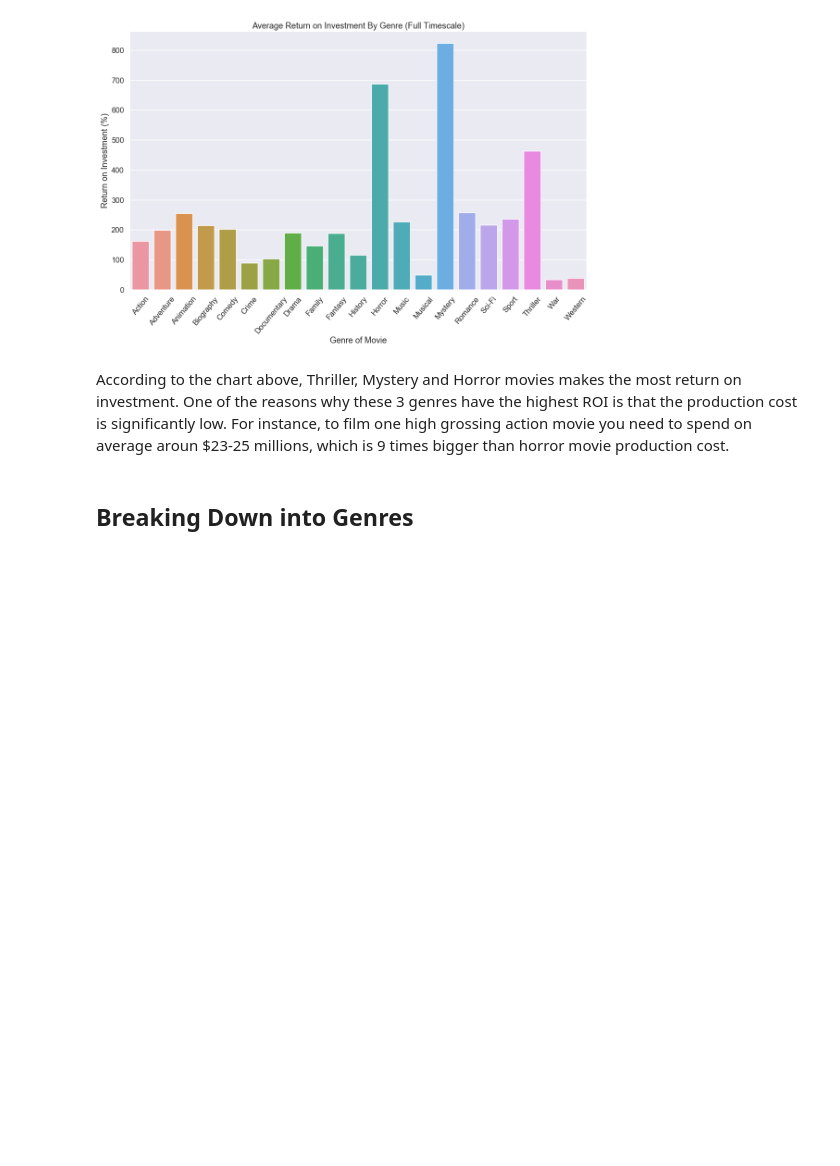
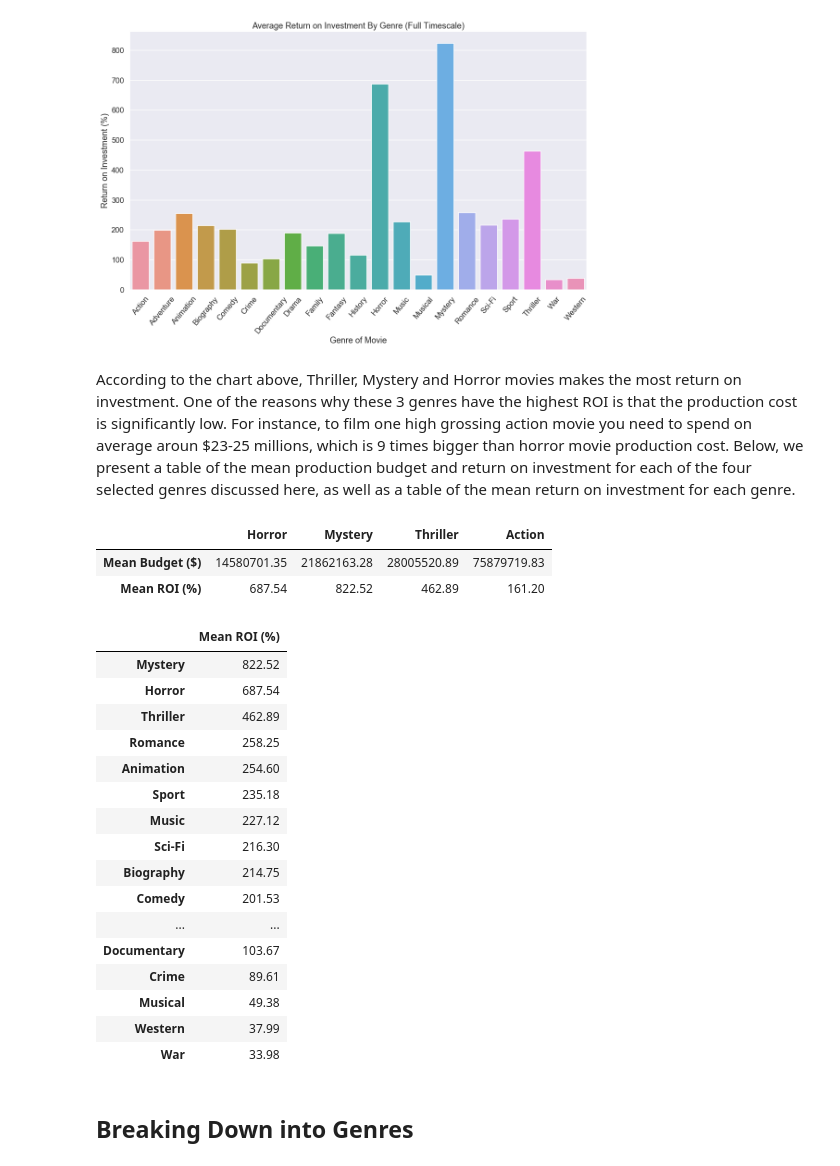
Before and after one commit to bbjornstad-flatiron/flatiron-mod1-project, a Jupyter notebook: visualizations-and-conclusions.ipynb, the cells around one changed output. Saved outputs shown, nothing was run; the diff lists cells and outputs as text; code cells hidden in the pictures; blank space fills up the shorter version.

```diff
--- a/Non-technical.ipynb
+++ b/visualizations-and-conclusions.ipynb
@@ -25,6 +36,55 @@ Image('plots/Average_ROI_by_Genre.png',width=500,height=500, embed=True)
 # %% [output]
 [figure]
 # %% [markdown]
-According to the chart above, Thriller, Mystery and Horror movies makes the most return on investment. One of the reasons why these 3 genres have the highest ROI is that the production cost is significantly low. For instance, to film one high grossing action movie you need to spend on average aroun $23-25 millions, which is 9 times bigger than horror movie production cost.
+According to the chart above, Thriller, Mystery and Horror movies makes the most return on investment. One of the reasons why these 3 genres have the highest ROI is that the production cost is significantly low. For instance, to film one high grossing action movie you need to spend on average aroun $23-25 millions, which is 9 times bigger than horror movie production cost. Below, we present a table of the mean production budget and return on investment for each of the four selected genres discussed here, as well as a table of the mean return on investment for each genre.
+# %%
+pd.options.display.float_format = '{:.2f}'.format
+
+final_data = pd.read_pickle('analyzed_data/final_data_with_genres.pkl')
+horror = final_data[final_data.Horror == 1]
+mystery = final_data[final_data.Mystery == 1]
+thriller = final_data[final_data.Thriller == 1]
+action = final_data[final_data.Action == 1]
+
+horror_df = horror.describe().loc['mean', ['production_budget', 'ROI']]
+mystery_df = mystery.describe().loc['mean', ['production_budget', 'ROI']]
+thriller_df = thriller.describe().loc['mean', ['production_budget', 'ROI']]
+action_df = action.describe().loc['mean', ['production_budget', 'ROI']]
+
+summary_df = pd.DataFrame(asarray([
+        horror_df.values,
+        mystery_df.values,
+        thriller_df.values,
+        action_df.values]).T,
+    index = ['Mean Budget ($)', 'Mean ROI (%)'],
+    columns = ['Horror', 'Mystery', 'Thriller', 'Action'])
+
+summary_df
+# %% [output]
+|  | Horror | Mystery | Thriller | Action |
+| Mean Budget ($) | 14580701.35 | 21862163.28 | 28005520.89 | 75879719.83 |
+| Mean ROI (%) | 687.54 | 822.52 | 462.89 | 161.20 |
+# %%
+mean_roi_all = pd.read_pickle('analyzed_data/mean_roi_by_genre.pkl')
+mean_roi_all.rename(columns={'mean_roi': 'Mean ROI (%)'}, inplace=True)
+mean_roi_all
+# %% [output]
+|  | Mean ROI (%) |
+| Mystery | 822.52 |
+| Horror | 687.54 |
+| Thriller | 462.89 |
+| Romance | 258.25 |
+| Animation | 254.60 |
+| Sport | 235.18 |
+| Music | 227.12 |
+| Sci-Fi | 216.30 |
+| Biography | 214.75 |
+| Comedy | 201.53 |
+| ... | ... |
+| Documentary | 103.67 |
+| Crime | 89.61 |
+| Musical | 49.38 |
+| Western | 37.99 |
+| War | 33.98 |
 # %% [markdown]
 ## Breaking Down into Genres
```
Also changed, not shown: parts of 9 cells of this notebook, 1 other file.
